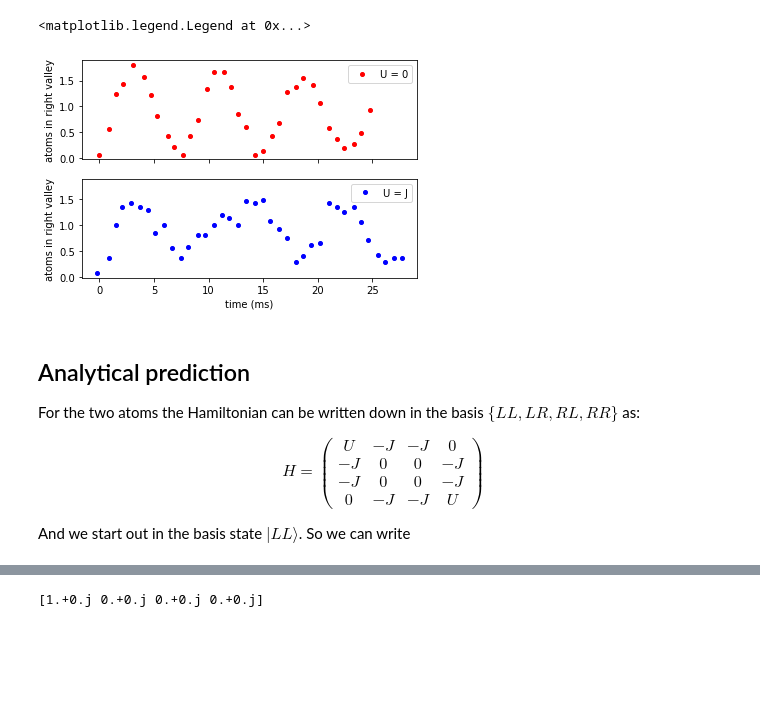
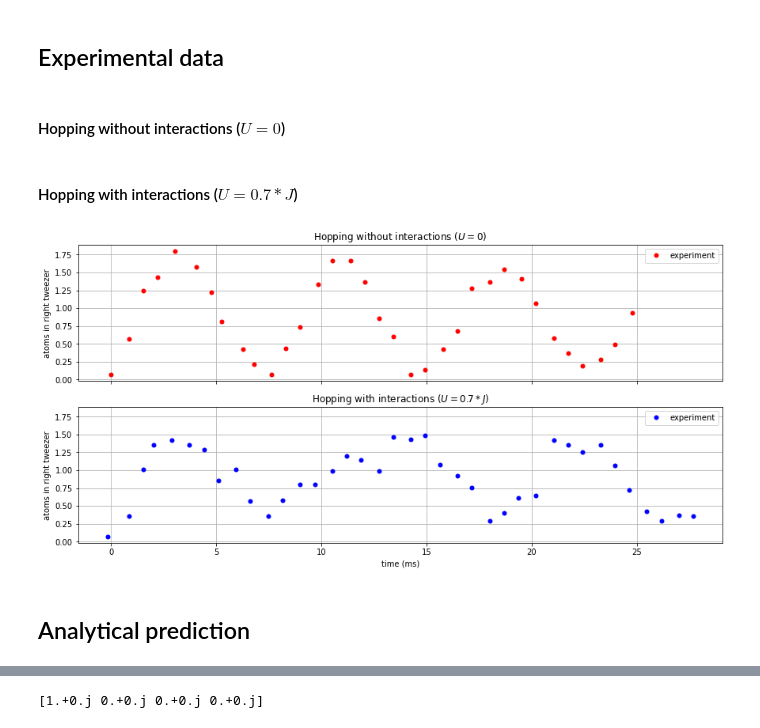
Before and after one commit to qiskit-community/qiskit-cold-atom, a Jupyter notebook: docs/tutorials/08_fermions_in_double_well.ipynb, the cells around one changed output, grey strips where cells are left out. Drawn from its saved outputs; the diff is of its cells as text; code cells hidden in the pictures; blank space fills up the shorter version.

```diff
--- a/docs/tutorials/08_fermions_in_double_well.ipynb
+++ b/docs/tutorials/08_fermions_in_double_well.ipynb
@@ -15,3 +24,7 @@ import pandas as pd
+# %% [markdown]
+## Experimental data
+# %% [markdown]
+#### Hopping without interactions ($U=0$)
 # %%
 # raw values on experiments without interactions from the paper by Murmann et al.
 no_int_time = np.array(
@@ -182,28 +47,39 @@ with_int_nR = np.array(
+# %% [markdown]
+#### Hopping with interactions ($U=0.7*J$)
+# %%
+# raw values on experiments with interactions from the paper by Murmann et al.
+
+with_int_time = np.array(
+    [
+        -0.16990291,0.84951456,1.52912621,2.03883495,2.88834951,3.73786408,4.41747573,5.94660194,5.09708738,6.62621359,
+        7.47572816,8.15533981,9.00485437,9.68446602,10.53398058,11.21359223,11.89320388,12.74271845,13.4223301,14.27184466,
+        14.95145631,15.63106796,16.48058252,17.16019417,18.00970874,18.68932039,19.36893204,20.2184466,21.06796117,21.74757282,
+        22.42718447,23.27669903,23.95631068,24.63592233,25.48543689,26.16504854,27.01456311,27.69417476,
+    ]
+)
+
+with_int_nR = np.array(
+    [
+        0.06896552,0.35862069,1.00689655,1.35172414,1.42068966,1.35172414,1.28275862,1.00689655,0.85517241,
+        0.56551724,0.35862069,0.57931034,0.8,0.8,0.99310345,1.2,1.14482759,0.99310345,1.46206897,1.43448276,
+        1.48965517,1.07586207,0.92413793,0.75862069,0.28965517,0.4,0.60689655,0.64827586,1.42068966,1.35172414,
+        1.25517241,1.35172414,1.06206897,0.71724138,0.42758621,0.28965517,0.37241379,0.35862069,
+    ]
+)
 # %%
-f, (ax1, ax2) = plt.subplots(2, 1, sharex=True, sharey=True)
-ax1.plot(no_int_time, no_int_nR, "ro", label="U = 0", markersize=4)
-ax2.plot(with_int_time, with_int_nR, "bo", label="U = J", markersize=4)
-ax1.set_ylabel(r"atoms in right valley")
-ax2.set_ylabel(r"atoms in right valley")
+f, (ax1, ax2) = plt.subplots(2, 1, sharex=True, sharey=True,figsize=(12,6),constrained_layout=True)
+ax1.plot(no_int_time, no_int_nR, "ro", label="experiment", markersize=5)
+ax2.plot(with_int_time, with_int_nR, "bo", label="experiment", markersize=5)
+ax1.set_ylabel(r"atoms in right tweezer")
+ax2.set_ylabel(r"atoms in right tweezer")
 ax2.set_xlabel(r"time (ms)")
+ax1.set_title(r"Hopping without interactions ($U=0$)")
+ax2.set_title(r"Hopping with interactions ($U=0.7*J$)")
 ax1.legend()
-ax2.legend()
+ax2.legend();
+ax1.grid();
+ax2.grid();
 # %% [output]
-<matplotlib.legend.Legend at 0x...>
-[figure, old version]
+[figure, new version]
-# %% [markdown]
-## Analytical prediction
-
-For the two atoms the Hamiltonian can be written down in the basis $\{LL, LR, RL, RR\}$ as:
-
-$$
-H = \left(\begin{array}{cccc}
-U & -J & -J & 0\\
--J & 0 & 0 &-J\\
--J & 0 & 0 &-J\\
-0 & -J & -J & U
-            \end{array}
-            \right)
-$$
-
-And we start out in the basis state $|LL\rangle$. So we can write
+# %% [markdown]
+## Analytical prediction
```
Also changed, not shown: parts of 41 cells of this notebook.
